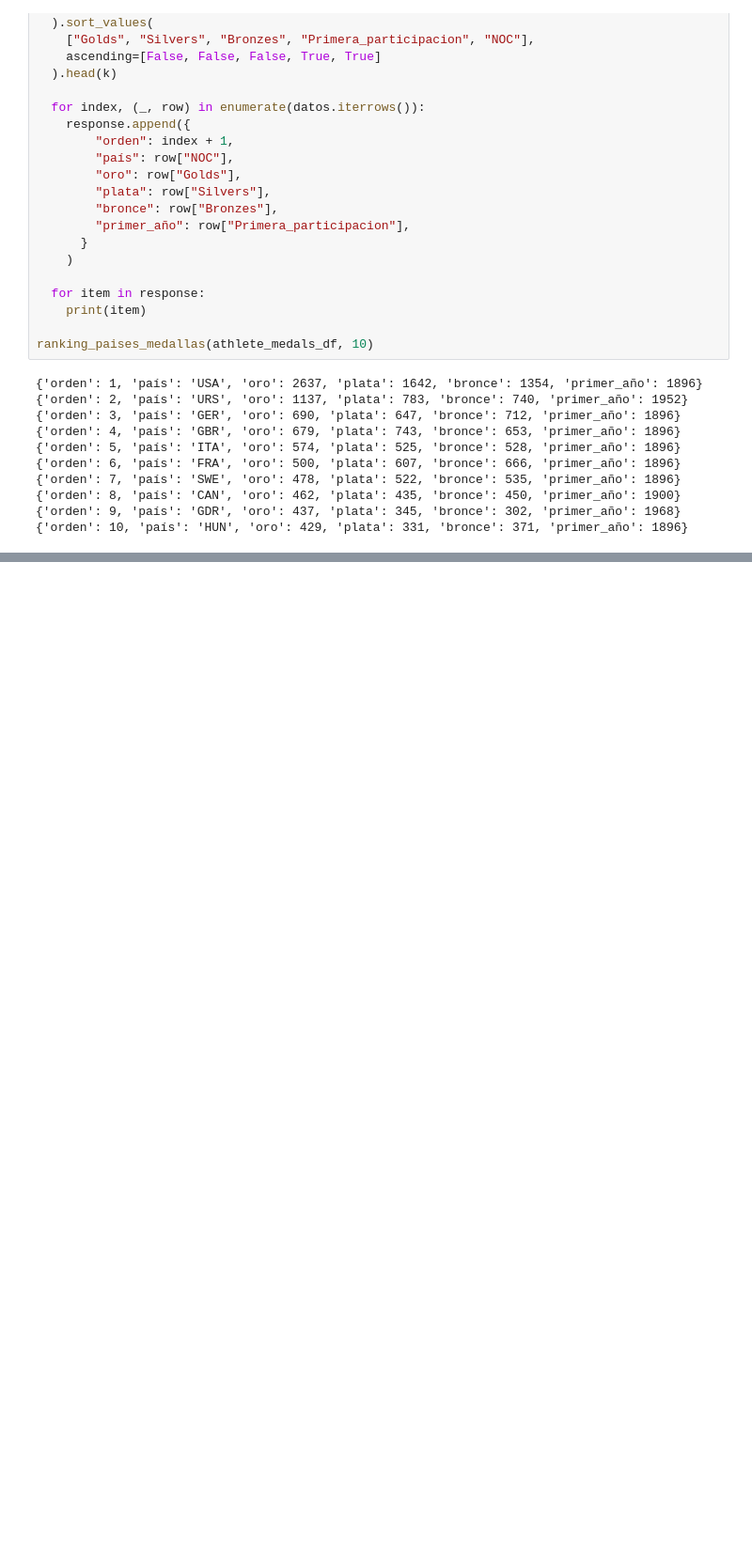
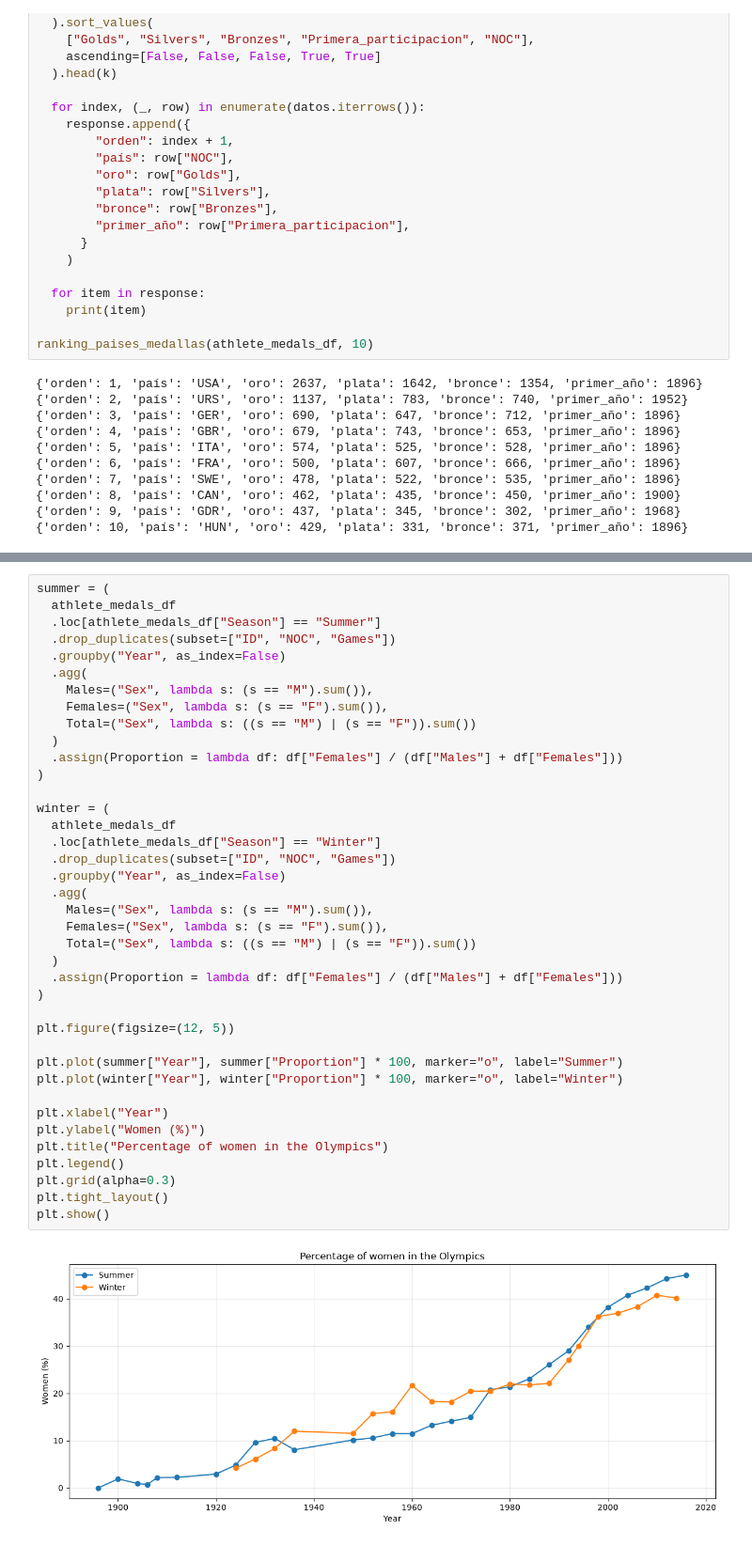
Before and after one commit to Yassin-Pellicer/UPV-GII, a Jupyter notebook: MIADA/PYTHON_PARA_CIENCIA_DE_DATOS/project/yassin-pellicer-project.ipynb, the cells around one changed output, grey strips where cells are left out. Shown at 94% size. Drawn from its saved outputs; the diff is of its cells as text; blank space fills up the shorter version.

```diff
--- a/MIADA/PYTHON_PARA_CIENCIA_DE_DATOS/project/yassin-pellicer-project.ipynb
+++ b/MIADA/PYTHON_PARA_CIENCIA_DE_DATOS/project/yassin-pellicer-project.ipynb
@@ -991,0 +998,41 @@ ranking_paises_medallas(athlete_medals_df, 10)
+# %%
+summer = (
+  athlete_medals_df
+  .loc[athlete_medals_df["Season"] == "Summer"]
+  .drop_duplicates(subset=["ID", "NOC", "Games"])
+  .groupby("Year", as_index=False)
+  .agg(
+    Males=("Sex", lambda s: (s == "M").sum()),
+    Females=("Sex", lambda s: (s == "F").sum()),
+    Total=("Sex", lambda s: ((s == "M") | (s == "F")).sum())
+  )
+  .assign(Proportion = lambda df: df["Females"] / (df["Males"] + df["Females"]))
+)
+
+winter = (
+  athlete_medals_df
+  .loc[athlete_medals_df["Season"] == "Winter"]
+  .drop_duplicates(subset=["ID", "NOC", "Games"])
+  .groupby("Year", as_index=False)
+  .agg(
+    Males=("Sex", lambda s: (s == "M").sum()),
+    Females=("Sex", lambda s: (s == "F").sum()),
+    Total=("Sex", lambda s: ((s == "M") | (s == "F")).sum())
+  )
+  .assign(Proportion = lambda df: df["Females"] / (df["Males"] + df["Females"]))
+)
+
+plt.figure(figsize=(12, 5))
+
+plt.plot(summer["Year"], summer["Proportion"] * 100, marker="o", label="Summer")
+plt.plot(winter["Year"], winter["Proportion"] * 100, marker="o", label="Winter")
+
+plt.xlabel("Year")
+plt.ylabel("Women (%)")
+plt.title("Percentage of women in the Olympics")
+plt.legend()
+plt.grid(alpha=0.3)
+plt.tight_layout()
+plt.show()
+# %% [output]
+[figure, added]
```
Also changed, not shown: parts of 14 cells of this notebook, 2 other files.
